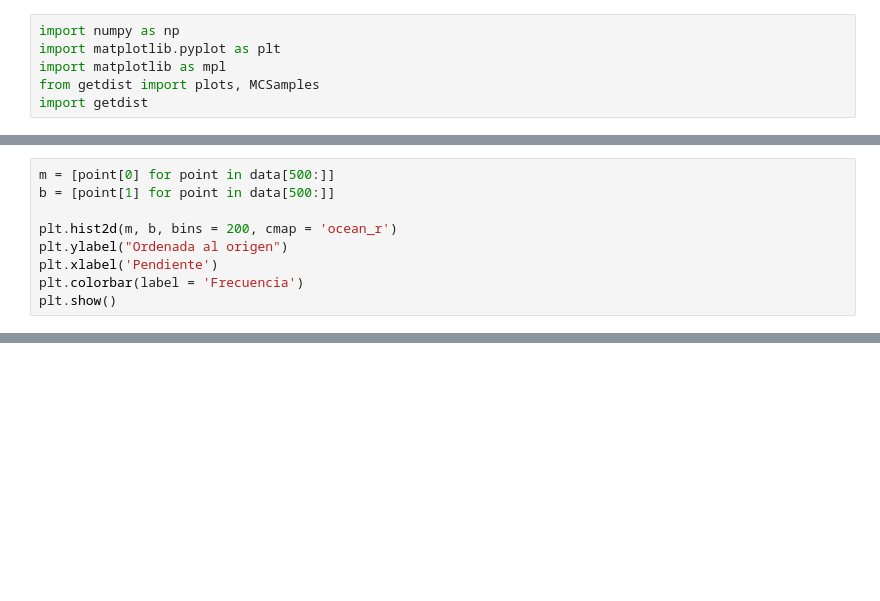
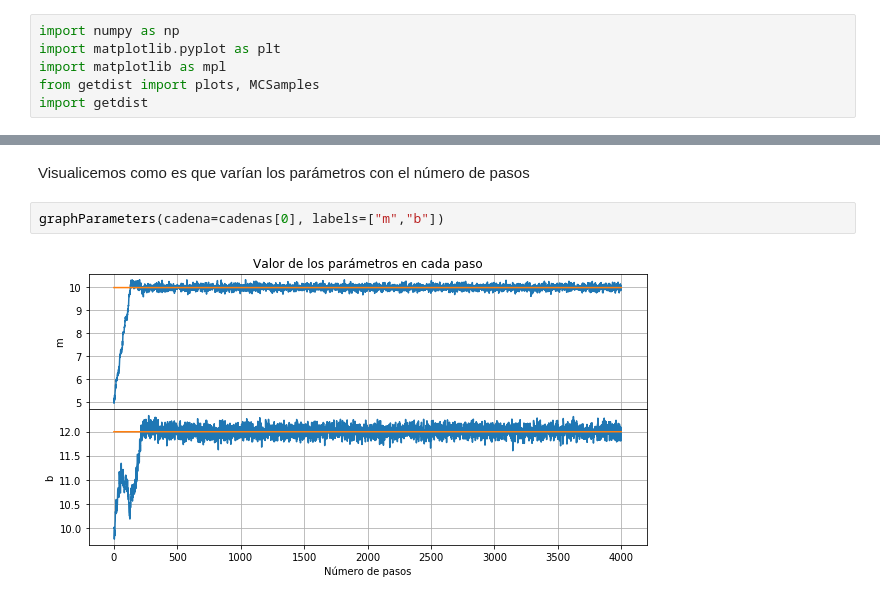
Before and after one commit to DCIDA2019/da2020-BubuDavid, a Jupyter notebook: Semana10/Quarantine_Class_03.ipynb, the cells around one changed output, grey strips where cells are left out. Saved outputs shown, nothing was run; the diff lists cells and outputs as text; blank space fills up the shorter version.

```diff
--- a/Semana10/Quarantine_Class_03.ipynb
+++ b/Semana10/Quarantine_Class_03.ipynb
@@ -148,9 +27,0 @@ Removed no burn in
-# %%
-m = [point[0] for point in data[500:]]
-b = [point[1] for point in data[500:]]
-
-plt.hist2d(m, b, bins = 200, cmap = 'ocean_r')
-plt.ylabel("Ordenada al origen")
-plt.xlabel('Pendiente')
-plt.colorbar(label = 'Frecuencia')
-plt.show()
@@ -158,0 +401,6 @@ plt.show()
+# %% [markdown]
+Visualicemos como es que varían los parámetros con el número de pasos
+# %%
+graphParameters(cadena=cadenas[0], labels=["m","b"])
+# %% [output]
+[figure, added]
```
Also changed, not shown: parts of 57 cells of this notebook, 3 other files.
